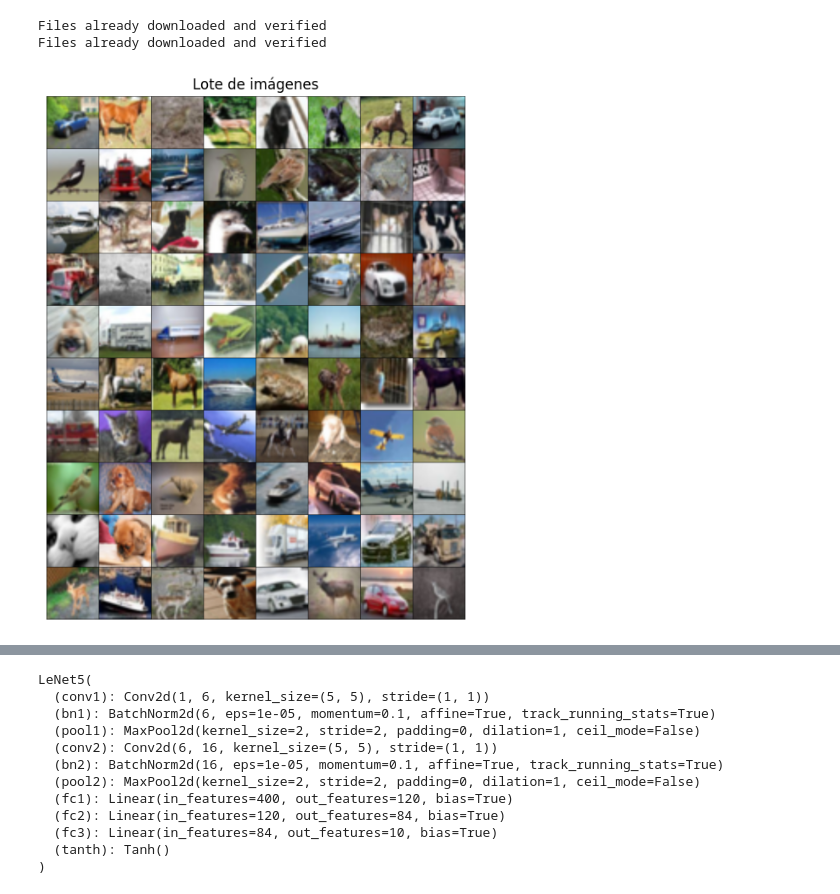
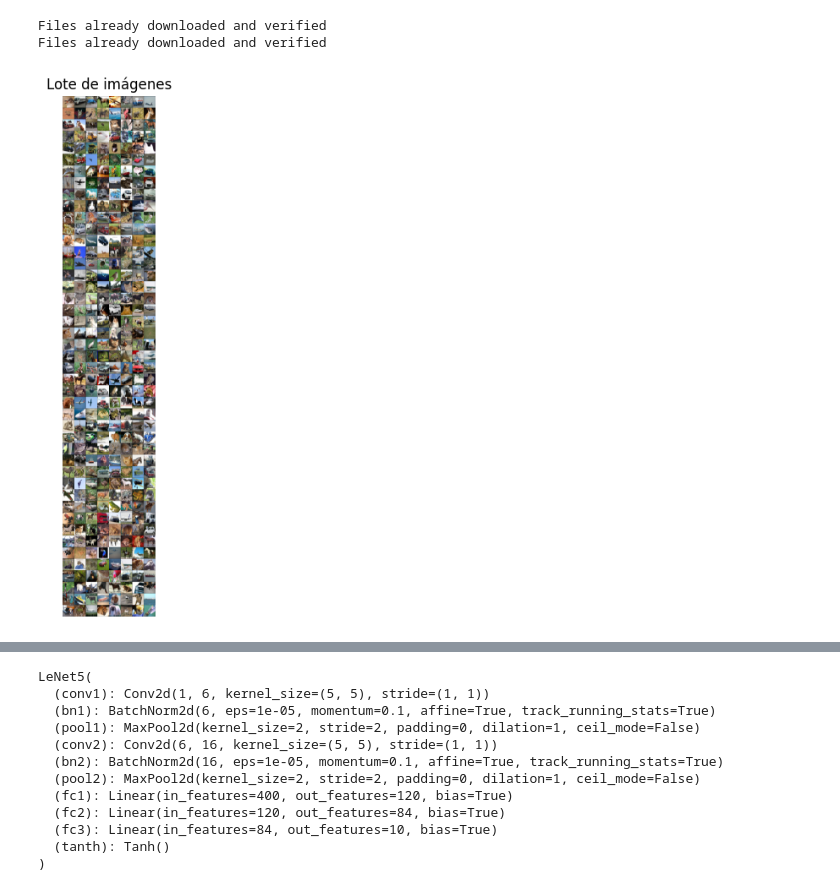
Before and after one commit to JuniorHZ19/ArquitecturasCNN, a Jupyter notebook: AlexNet.ipynb, the cells around one changed output, grey strips where cells are left out. Cells and saved outputs as stored; diff of their text form; code cells hidden in the pictures.

```diff
--- a/AlexNet.ipynb
+++ b/AlexNet.ipynb
@@ -169,36 +173,36 @@ import numpy as np
 transform = transforms.Compose([
     transforms.Resize((244,244)),
     transforms.ToTensor(),  # Convertir las imágenes a tensores
 
 ])
 
 # Cargar el dataset CIFAR-10
 train_dataset = datasets.CIFAR10(root='./data', train=True, download=True, transform=transform)
 test_dataset = datasets.CIFAR10(root='./data', train=False, download=True, transform=transform)
 
 
 # Crear DataLoaders
-train_loader = DataLoader(train_dataset, batch_size=80, shuffle=True, num_workers=2)
-test_loader = DataLoader(test_dataset, batch_size=80, shuffle=False, num_workers=2)
+train_loader = DataLoader(train_dataset, batch_size=360, shuffle=True, num_workers=2)
+test_loader = DataLoader(test_dataset, batch_size=360, shuffle=False, num_workers=2)
 
 
 data_lote,labels_lote=next(iter(train_loader))
 
 grid = make_grid(data_lote, nrow=8, padding=2)
 
 # Convertir la cuadrícula a formato visualizable
 grid_np = grid.permute(1, 2, 0).numpy()
 
 # Mostrar la cuadrícula
 plt.figure(figsize=(20, 8))
 plt.imshow(grid_np)
 plt.axis('off')
 plt.title('Lote de imágenes')
 plt.show()
 # %% [output]
 Files already downloaded and verified
 Files already downloaded and verified
-[figure, old version]
+[figure, new version]
 # %%
 # Inicializar modelo, pérdida y optimizador
 import torch.optim as optim
```
Also changed, not shown: parts of 4 cells of this notebook.
